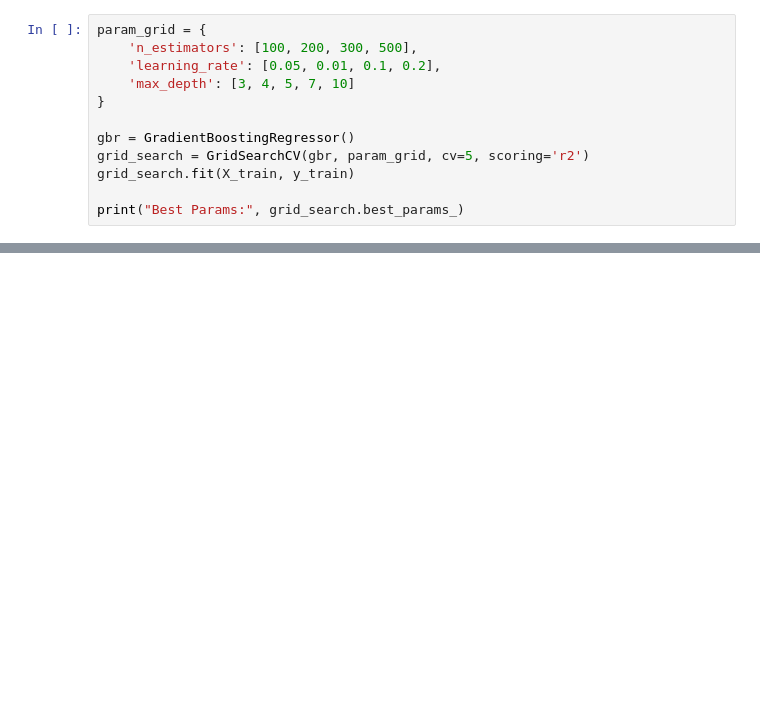
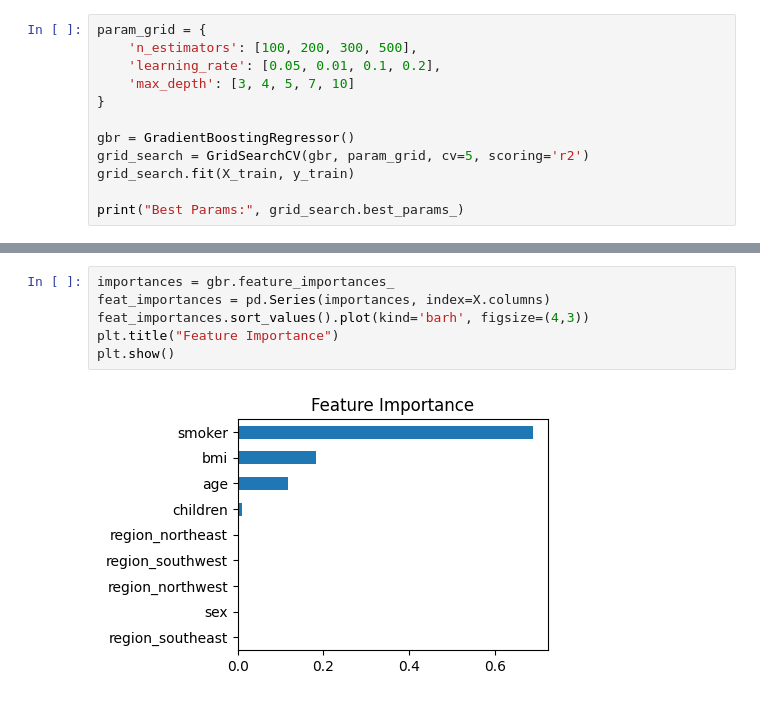
Before and after one commit to abhiii1801/Learning-AI-and-Machine-Leaning, a Jupyter notebook: insurance_claim_amt.ipynb, the cells around one changed output, grey strips where cells are left out. Drawn from its saved outputs; the diff is of its cells as text; blank space fills up the shorter version.

```diff
--- a/insurance_claim_amt.ipynb
+++ b/insurance_claim_amt.ipynb
@@ -216,0 +217,8 @@ plt.show()
+# %%
+importances = gbr.feature_importances_
+feat_importances = pd.Series(importances, index=X.columns)
+feat_importances.sort_values().plot(kind='barh', figsize=(4,3))
+plt.title("Feature Importance")
+plt.show()
+# %% [output]
+[figure, added]
```
Also changed, not shown: parts of 13 cells of this notebook.
